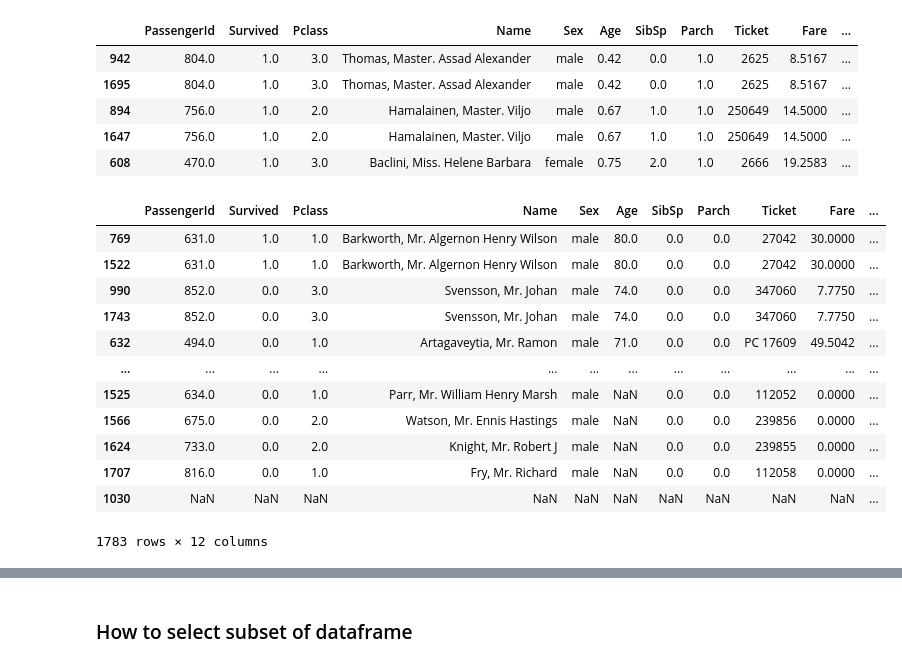
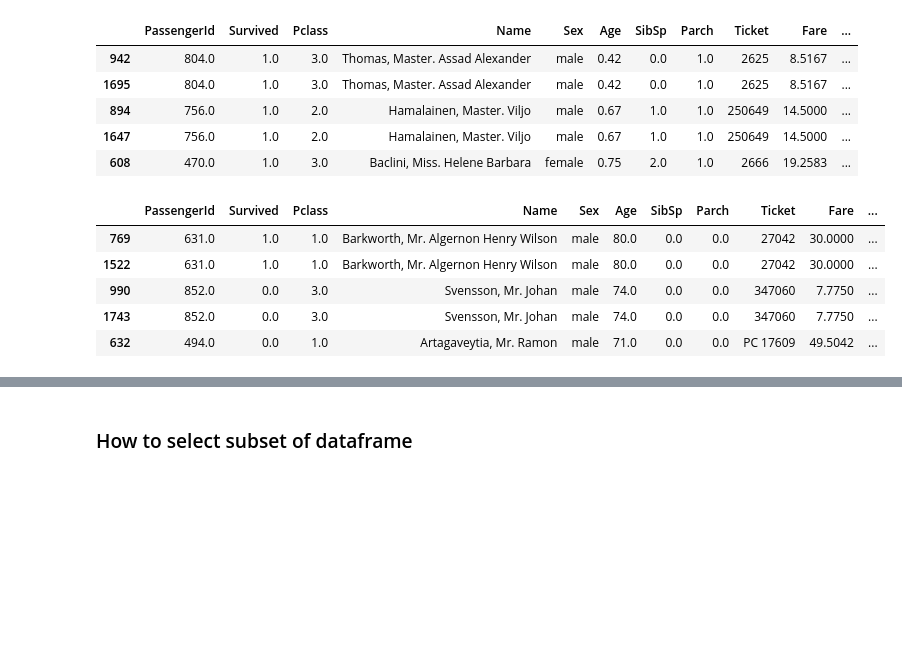
Before and after one commit to Digvijay1000/Pandas, a Jupyter notebook: Digvi_start_to_end_pandas.ipynb, the cells around one changed output, grey strips where cells are left out. Cells and saved outputs as stored; diff of their text form; code cells hidden in the pictures; blank space fills up the shorter version.

```diff
--- a/Digvi_start_to_end_pandas.ipynb
+++ b/Digvi_start_to_end_pandas.ipynb
@@ -1556,19 +1594,12 @@ titanic.sort_values(by=['Age','Fare']).head()
 | 1647 | 756.0 | 1.0 | 2.0 | Hamalainen, Master. Viljo | male | 0.67 | 1.0 | 1.0 | 250649 | 14.5000 | ... |
 | 608 | 470.0 | 1.0 | 3.0 | Baclini, Miss. Helene Barbara | female | 0.75 | 2.0 | 1.0 | 2666 | 19.2583 | ... |
 # %%
-titanic.sort_values(by=['Age','Fare'],ascending=False)
+titanic.sort_values(by=['Age','Fare'],ascending=False).head()
 # %% [output]
 |  | PassengerId | Survived | Pclass | Name | Sex | Age | SibSp | Parch | Ticket | Fare | ... |
 | 769 | 631.0 | 1.0 | 1.0 | Barkworth, Mr. Algernon Henry Wilson | male | 80.0 | 0.0 | 0.0 | 27042 | 30.0000 | ... |
 | 1522 | 631.0 | 1.0 | 1.0 | Barkworth, Mr. Algernon Henry Wilson | male | 80.0 | 0.0 | 0.0 | 27042 | 30.0000 | ... |
 | 990 | 852.0 | 0.0 | 3.0 | Svensson, Mr. Johan | male | 74.0 | 0.0 | 0.0 | 347060 | 7.7750 | ... |
 | 1743 | 852.0 | 0.0 | 3.0 | Svensson, Mr. Johan | male | 74.0 | 0.0 | 0.0 | 347060 | 7.7750 | ... |
 | 632 | 494.0 | 0.0 | 1.0 | Artagaveytia, Mr. Ramon | male | 71.0 | 0.0 | 0.0 | PC 17609 | 49.5042 | ... |
-| ... | ... | ... | ... | ... | ... | ... | ... | ... | ... | ... | ... |
-| 1525 | 634.0 | 0.0 | 1.0 | Parr, Mr. William Henry Marsh | male | NaN | 0.0 | 0.0 | 112052 | 0.0000 | ... |
-| 1566 | 675.0 | 0.0 | 2.0 | Watson, Mr. Ennis Hastings | male | NaN | 0.0 | 0.0 | 239856 | 0.0000 | ... |
-| 1624 | 733.0 | 0.0 | 2.0 | Knight, Mr. Robert J | male | NaN | 0.0 | 0.0 | 239855 | 0.0000 | ... |
-| 1707 | 816.0 | 0.0 | 1.0 | Fry, Mr. Richard | male | NaN | 0.0 | 0.0 | 112058 | 0.0000 | ... |
-| 1030 | NaN | NaN | NaN | NaN | NaN | NaN | NaN | NaN | NaN | NaN | ... |
-1783 rows × 12 columns
 # %%
```
Also changed, not shown: parts of 18 cells of this notebook, 1 other file.
